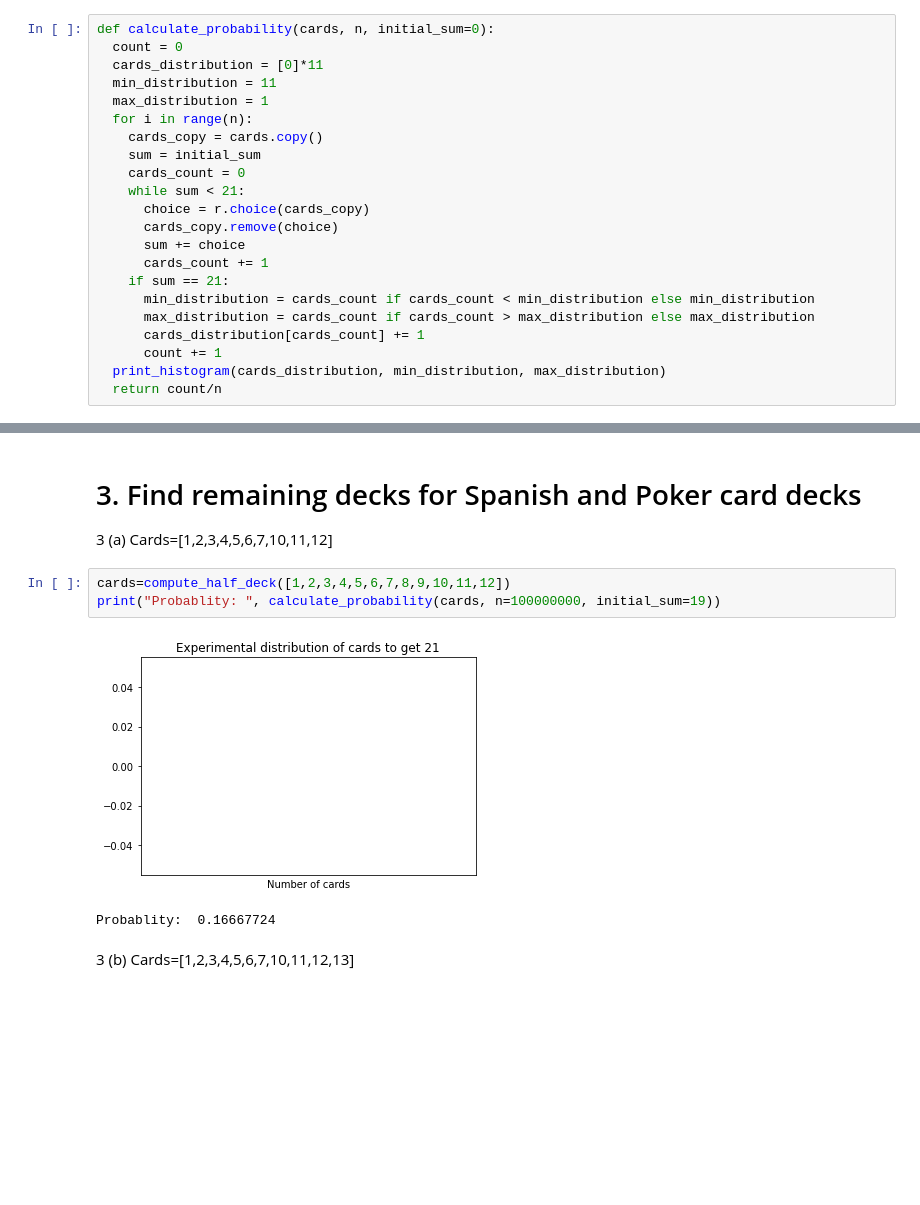
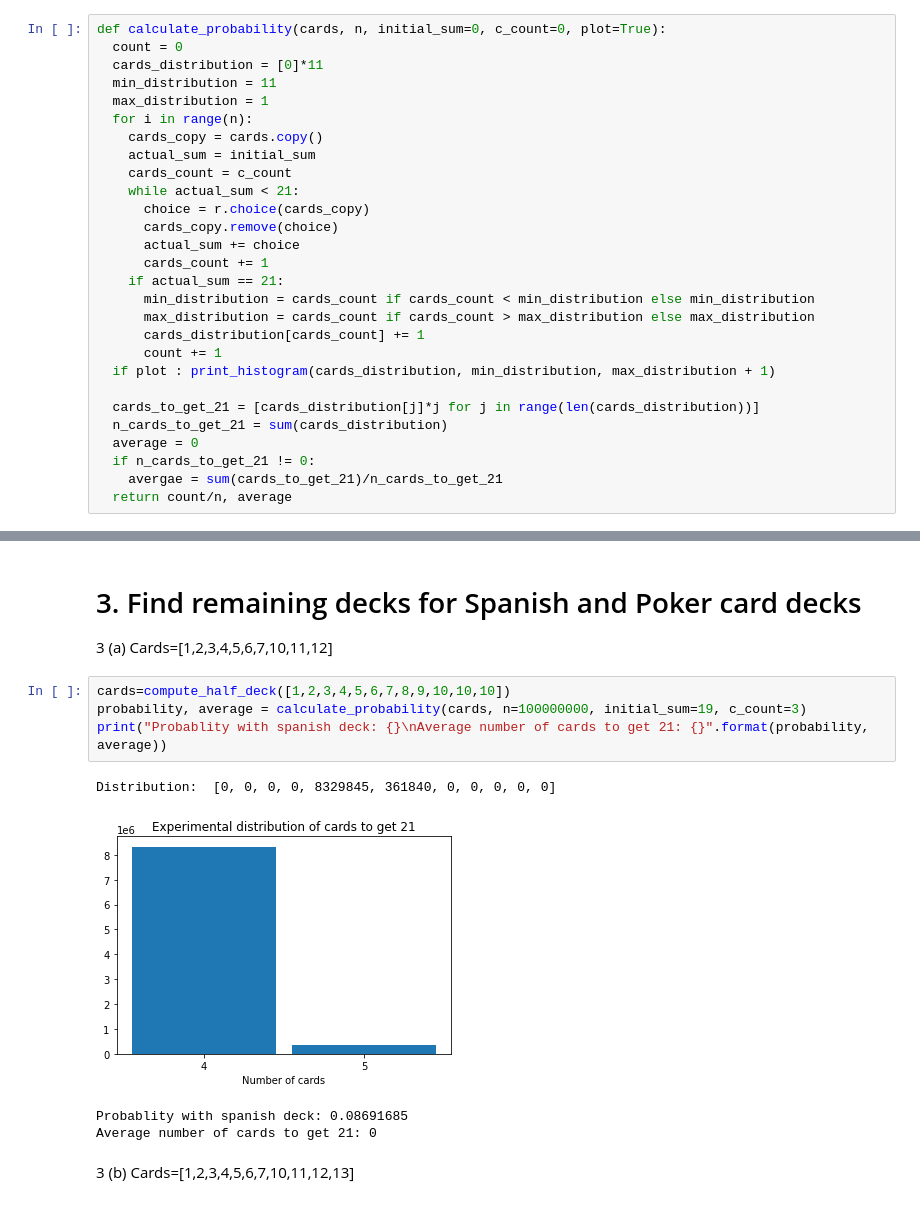
Before and after one commit to Andryut/AlgorithmsUN2020II, a Jupyter notebook: 21BlackjackGrClass1StGroup7.ipynb, the cells around one changed output, grey strips where cells are left out. Drawn from its saved outputs; the diff is of its cells as text; blank space fills up the shorter version.

```diff
--- a/21BlackjackGrClass1StGroup7.ipynb
+++ b/21BlackjackGrClass1StGroup7.ipynb
@@ -10,27 +11,33 @@ def print_histogram(hist, min, max):
   plt.title('Experimental distribution of cards to get 21')
   plt.show()
 # %%
-def calculate_probability(cards, n, initial_sum=0):
+def calculate_probability(cards, n, initial_sum=0, c_count=0, plot=True):
   count = 0
   cards_distribution = [0]*11
   min_distribution = 11
   max_distribution = 1
   for i in range(n):
     cards_copy = cards.copy()
-    sum = initial_sum
-    cards_count = 0
-    while sum < 21:
+    actual_sum = initial_sum
+    cards_count = c_count
+    while actual_sum < 21:
       choice = r.choice(cards_copy)
       cards_copy.remove(choice)
-      sum += choice
+      actual_sum += choice
       cards_count += 1
-    if sum == 21:
+    if actual_sum == 21:
       min_distribution = cards_count if cards_count < min_distribution else min_distribution
       max_distribution = cards_count if cards_count > max_distribution else max_distribution
       cards_distribution[cards_count] += 1
       count += 1
-  print_histogram(cards_distribution, min_distribution, max_distribution)
-  return count/n
+  if plot : print_histogram(cards_distribution, min_distribution, max_distribution + 1)
+
+  cards_to_get_21 = [cards_distribution[j]*j for j in range(len(cards_distribution))]
+  n_cards_to_get_21 = sum(cards_distribution)
+  average = 0
+  if n_cards_to_get_21 != 0:
+    avergae = sum(cards_to_get_21)/n_cards_to_get_21
+  return count/n, average
 # %%
 def compute_half_deck(cards):
   cards=cards*4
@@ -79,11 +98,14 @@ Probablity:  0.14012386
 # 3. Find remaining decks for Spanish and Poker card decks
 3 (a) Cards=[1,2,3,4,5,6,7,10,11,12]
 # %%
-cards=compute_half_deck([1,2,3,4,5,6,7,8,9,10,11,12])
-print("Probablity: ", calculate_probability(cards, n=100000000, initial_sum=19))
+cards=compute_half_deck([1,2,3,4,5,6,7,8,9,10,10,10])
+probability, average = calculate_probability(cards, n=100000000, initial_sum=19, c_count=3)
+print("Probablity with spanish deck: {}\nAverage number of cards to get 21: {}".format(probability, average))
 # %% [output]
+Distribution:  [0, 0, 0, 0, 8329845, 361840, 0, 0, 0, 0, 0]
-[figure, old version]
+[figure, new version]
-Probablity:  0.16667724
+Probablity with spanish deck: 0.08691685
+Average number of cards to get 21: 0
 # %% [markdown]
 3 (b) Cards=[1,2,3,4,5,6,7,10,11,12,13]
 # %%
```
Also changed, not shown: parts of 44 cells of this notebook.
